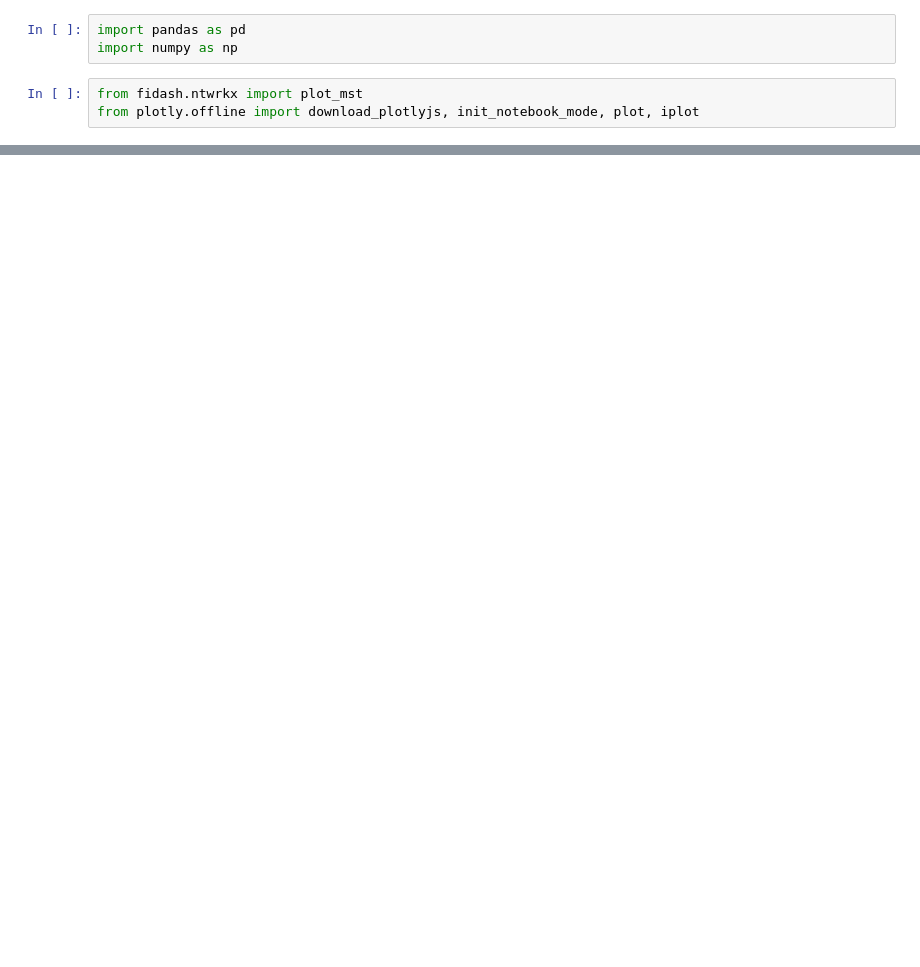
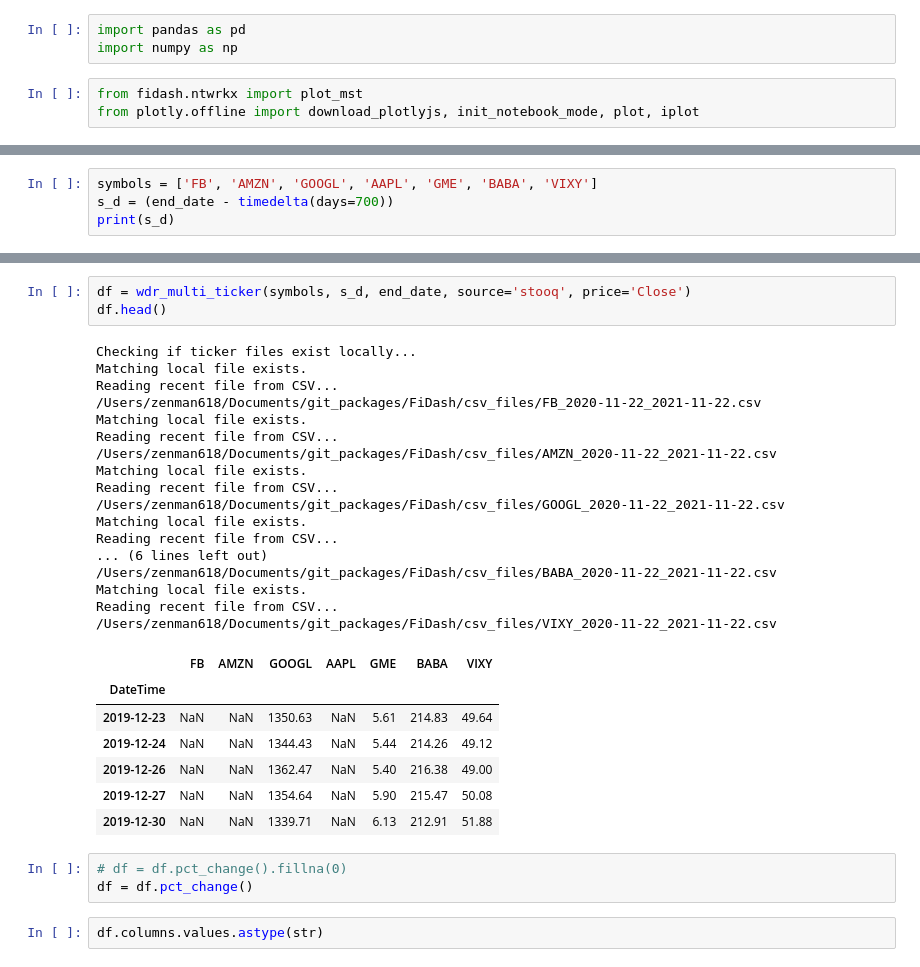
Before and after one commit to Saran33/FiDash, a Jupyter notebook: test.ipynb, the cells around one changed output, grey strips where cells are left out. Saved outputs shown, nothing was run; the diff lists cells and outputs as text; blank space fills up the shorter version.

```diff
--- a/test.ipynb
+++ b/test.ipynb
@@ -124,0 +103,4 @@ iplot(MST)
+# %%
+symbols = ['FB', 'AMZN', 'GOOGL', 'AAPL', 'GME', 'BABA', 'VIXY']
+s_d = (end_date - timedelta(days=700))
+print(s_d)
@@ -124,0 +109,33 @@ iplot(MST)
+# %%
+df = wdr_multi_ticker(symbols, s_d, end_date, source='stooq', price='Close')
+df.head()
+# %% [output]
+Checking if ticker files exist locally...
+Matching local file exists.
+Reading recent file from CSV...
+/Users/zenman618/Documents/git_packages/FiDash/csv_files/FB_2020-11-22_2021-11-22.csv
+Matching local file exists.
+Reading recent file from CSV...
+/Users/zenman618/Documents/git_packages/FiDash/csv_files/AMZN_2020-11-22_2021-11-22.csv
+Matching local file exists.
+Reading recent file from CSV...
+/Users/zenman618/Documents/git_packages/FiDash/csv_files/GOOGL_2020-11-22_2021-11-22.csv
+Matching local file exists.
+Reading recent file from CSV...
+... (6 lines left out)
+/Users/zenman618/Documents/git_packages/FiDash/csv_files/BABA_2020-11-22_2021-11-22.csv
+Matching local file exists.
+Reading recent file from CSV...
+/Users/zenman618/Documents/git_packages/FiDash/csv_files/VIXY_2020-11-22_2021-11-22.csv
+|  | FB | AMZN | GOOGL | AAPL | GME | BABA | VIXY |
+| DateTime |  |  |  |  |  |  |  |
+| 2019-12-23 | NaN | NaN | 1350.63 | NaN | 5.61 | 214.83 | 49.64 |
+| 2019-12-24 | NaN | NaN | 1344.43 | NaN | 5.44 | 214.26 | 49.12 |
+| 2019-12-26 | NaN | NaN | 1362.47 | NaN | 5.40 | 216.38 | 49.00 |
+| 2019-12-27 | NaN | NaN | 1354.64 | NaN | 5.90 | 215.47 | 50.08 |
+| 2019-12-30 | NaN | NaN | 1339.71 | NaN | 6.13 | 212.91 | 51.88 |
+# %%
+# df = df.pct_change().fillna(0)
+df = df.pct_change()
+# %%
+df.columns.values.astype(str)
```
Also changed, not shown: parts of 21 cells of this notebook, 4 other files.
